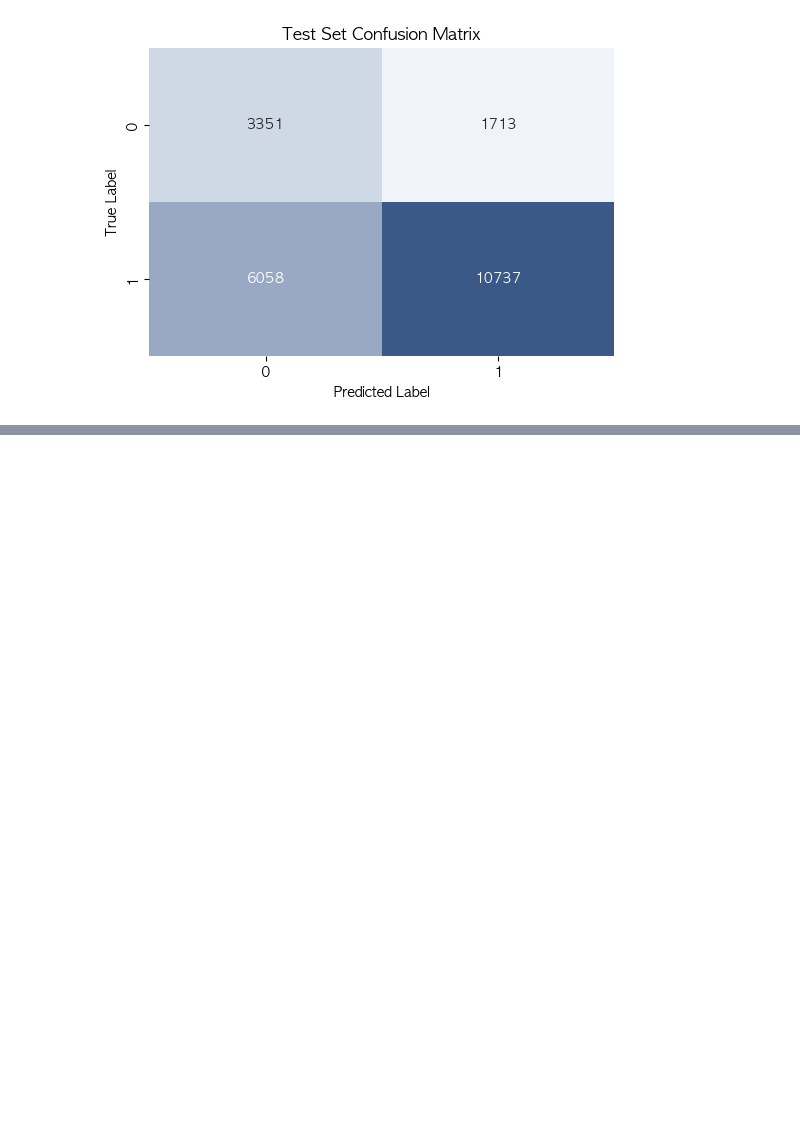
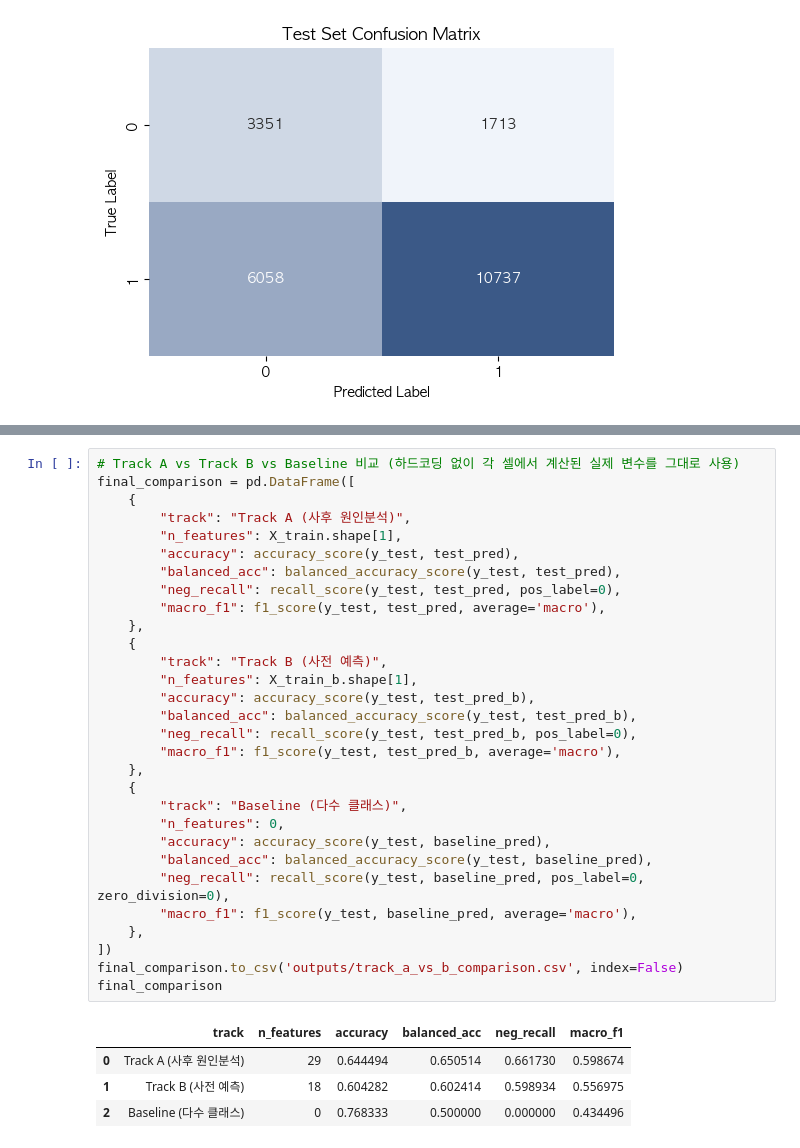
Before and after one commit to rladbstj56/olist_project, a Jupyter notebook: code_final_report/finalcode/ml_classifier.ipynb, the cells around one changed output, grey strips where cells are left out. Drawn from its saved outputs; the diff is of its cells as text; blank space fills up the shorter version.

```diff
--- a/code_final_report/finalcode/ml_classifier.ipynb
+++ b/code_final_report/finalcode/ml_classifier.ipynb
@@ -933,0 +1122,35 @@ TEST F1 (weighted): 0.6714
+# %%
+# Track A vs Track B vs Baseline 비교 (하드코딩 없이 각 셀에서 계산된 실제 변수를 그대로 사용)
+final_comparison = pd.DataFrame([
+    {
+        "track": "Track A (사후 원인분석)",
+        "n_features": X_train.shape[1],
+        "accuracy": accuracy_score(y_test, test_pred),
+        "balanced_acc": balanced_accuracy_score(y_test, test_pred),
+        "neg_recall": recall_score(y_test, test_pred, pos_label=0),
+        "macro_f1": f1_score(y_test, test_pred, average='macro'),
+    },
+    {
+        "track": "Track B (사전 예측)",
+        "n_features": X_train_b.shape[1],
+        "accuracy": accuracy_score(y_test, test_pred_b),
+        "balanced_acc": balanced_accuracy_score(y_test, test_pred_b),
+        "neg_recall": recall_score(y_test, test_pred_b, pos_label=0),
+        "macro_f1": f1_score(y_test, test_pred_b, average='macro'),
+    },
+    {
+        "track": "Baseline (다수 클래스)",
+        "n_features": 0,
+        "accuracy": accuracy_score(y_test, baseline_pred),
+        "balanced_acc": balanced_accuracy_score(y_test, baseline_pred),
+        "neg_recall": recall_score(y_test, baseline_pred, pos_label=0, zero_division=0),
+        "macro_f1": f1_score(y_test, baseline_pred, average='macro'),
+    },
+])
+final_comparison.to_csv('outputs/track_a_vs_b_comparison.csv', index=False)
+final_comparison
+# %% [output]
+|  | track | n_features | accuracy | balanced_acc | neg_recall | macro_f1 |
+| 0 | Track A (사후 원인분석) | 29 | 0.644494 | 0.650514 | 0.661730 | 0.598674 |
+| 1 | Track B (사전 예측) | 18 | 0.604282 | 0.602414 | 0.598934 | 0.556975 |
+| 2 | Baseline (다수 클래스) | 0 | 0.768333 | 0.500000 | 0.000000 | 0.434496 |
```
Also changed, not shown: parts of 9 cells of this notebook, 1 other file.
